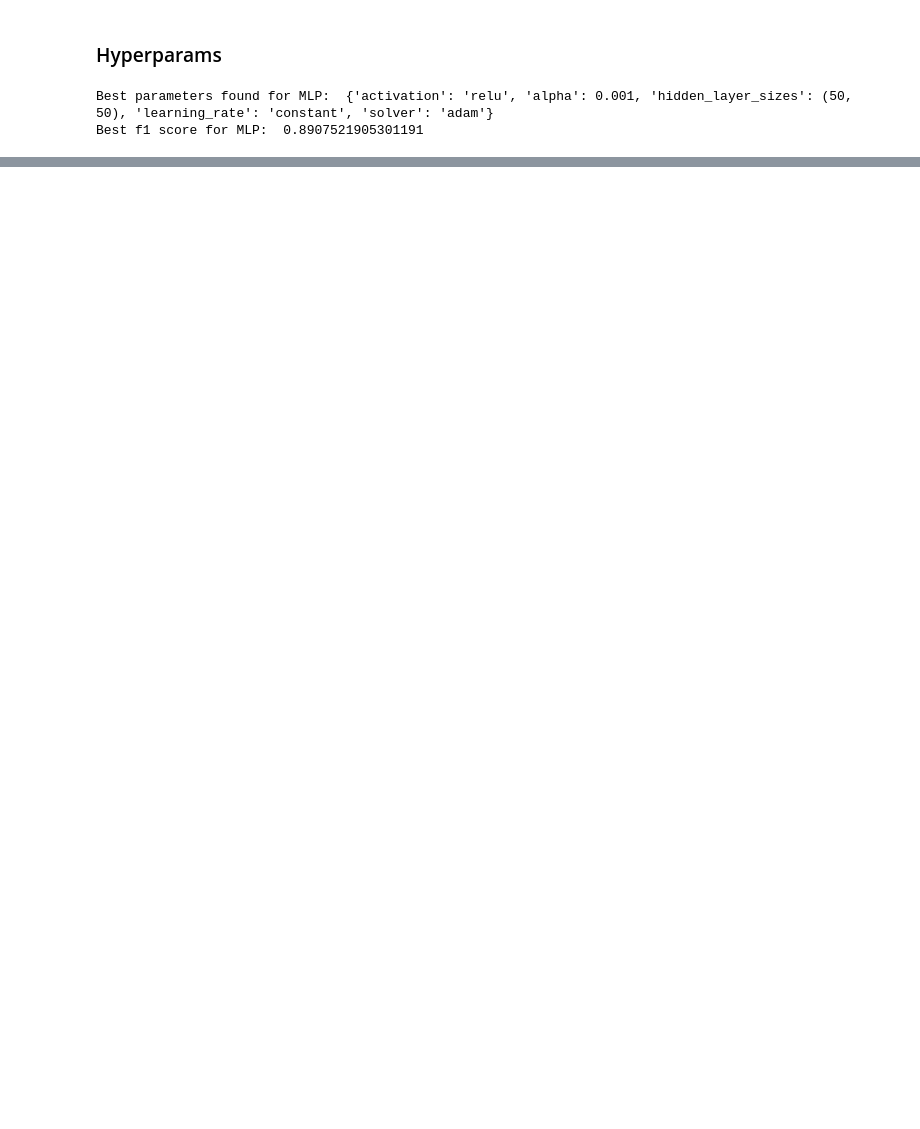
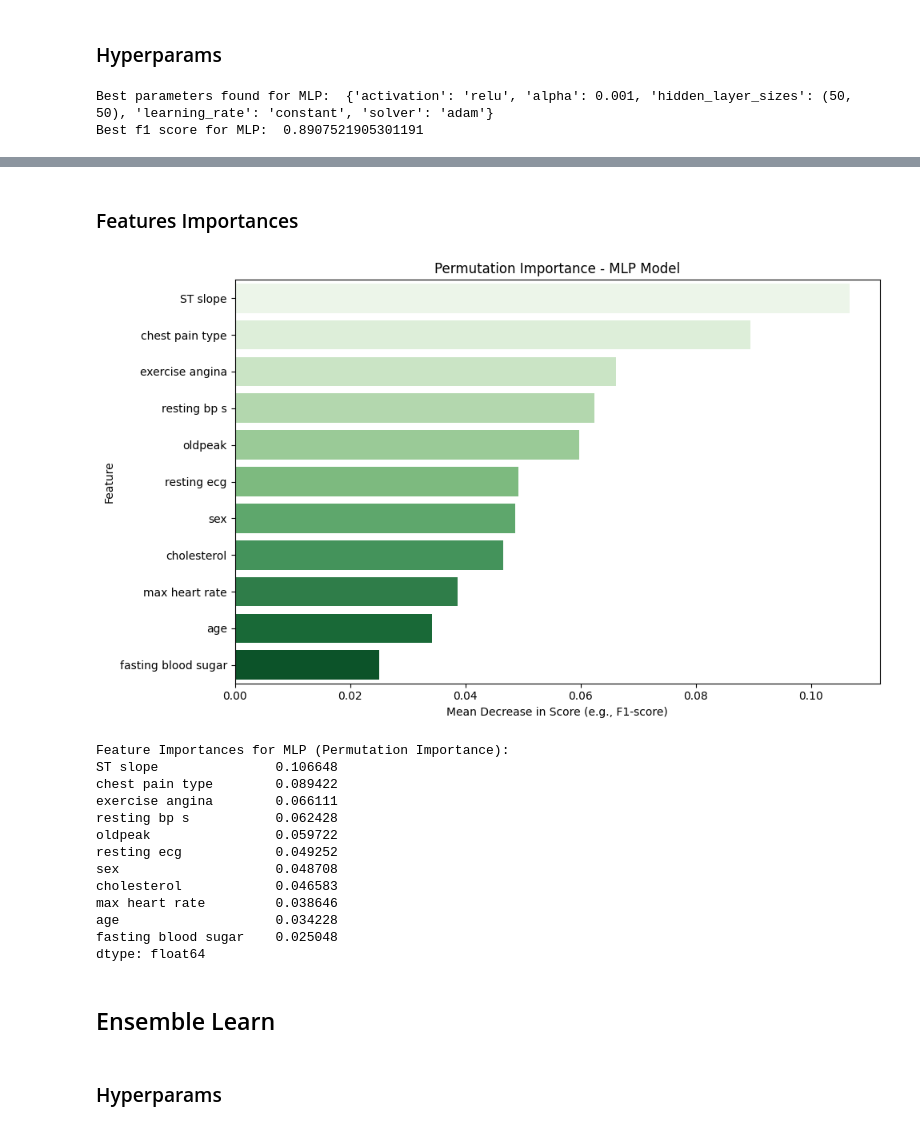
Before and after one commit to Carlos3du/PrognosisIschemicCardiovascular, a Jupyter notebook: notebook/notebook.ipynb, the cells around one changed output, grey strips where cells are left out. Cells and saved outputs as stored; diff of their text form; code cells hidden in the pictures; blank space fills up the shorter version.

Commit message:
add: ensemble learning

```diff
--- a/notebook/notebook.ipynb
+++ b/notebook/notebook.ipynb
@@ -527,0 +555,51 @@ grid_mlp(param_grid_mlp4, ind_params4)
+# %% [markdown]
+### Features Importances
+# %%
+from sklearn.inspection import permutation_importance
+
+perm_importance_mlp_result = permutation_importance(
+    mlp_final,
+    X_test,
+    y_test,
+    scoring='f1',
+    n_repeats=10,
+    random_state=42,
+    n_jobs=-1
+)
+
+sorted_importances_mlp_idx = perm_importance_mlp_result.importances_mean.argsort()
+importances_mlp_perm = pd.Series(
+    perm_importance_mlp_result.importances_mean[sorted_importances_mlp_idx],
+    index=X_test.columns[sorted_importances_mlp_idx]
+)
+importances_mlp_perm = importances_mlp_perm.sort_values(ascending=False)
+
+plt.figure(figsize=(10, 6))
+sns.barplot(x=importances_mlp_perm.values, y=importances_mlp_perm.index, hue=importances_mlp_perm.index, palette='Greens', legend=False)
+plt.title("Permutation Importance - MLP Model")
+plt.xlabel("Mean Decrease in Score (e.g., F1-score)")
+plt.ylabel("Feature")
+plt.tight_layout()
+plt.show()
+
+print("\nFeature Importances for MLP (Permutation Importance):")
+print(importances_mlp_perm)
+# %% [output]
+[figure, added]
+Feature Importances for MLP (Permutation Importance):
+ST slope               0.106648
+chest pain type        0.089422
+exercise angina        0.066111
+resting bp s           0.062428
+oldpeak                0.059722
+resting ecg            0.049252
+sex                    0.048708
+cholesterol            0.046583
+max heart rate         0.038646
+age                    0.034228
+fasting blood sugar    0.025048
+dtype: float64
+# %% [markdown]
+## Ensemble Learn
+# %% [markdown]
+### Hyperparams
```
Also changed, not shown: parts of 21 cells of this notebook.
